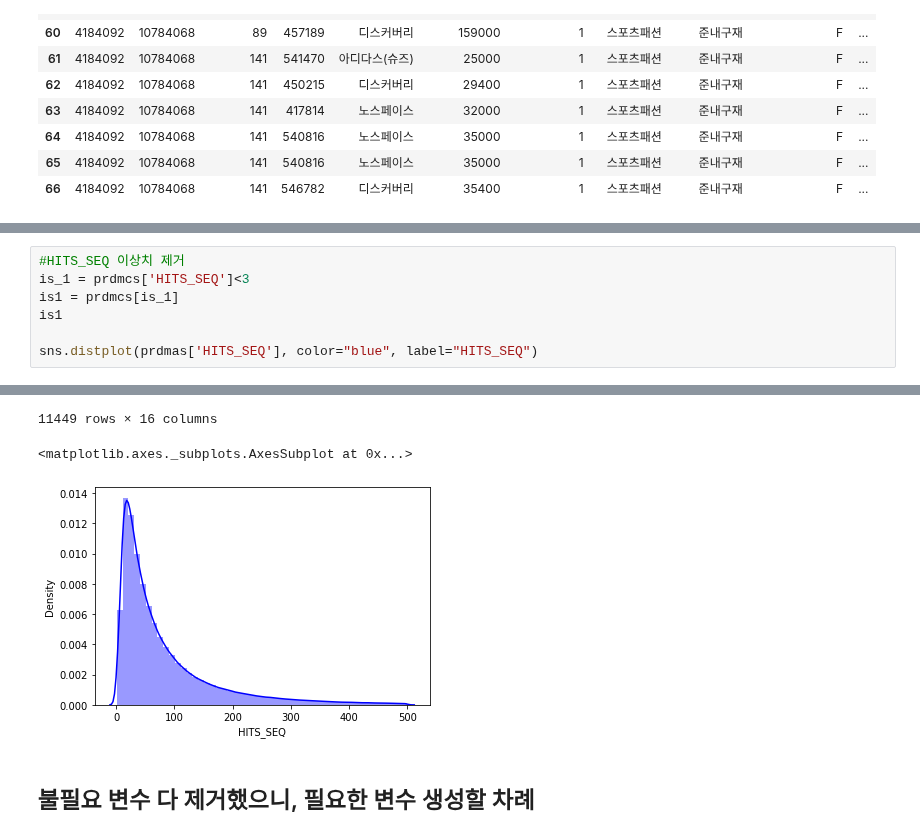
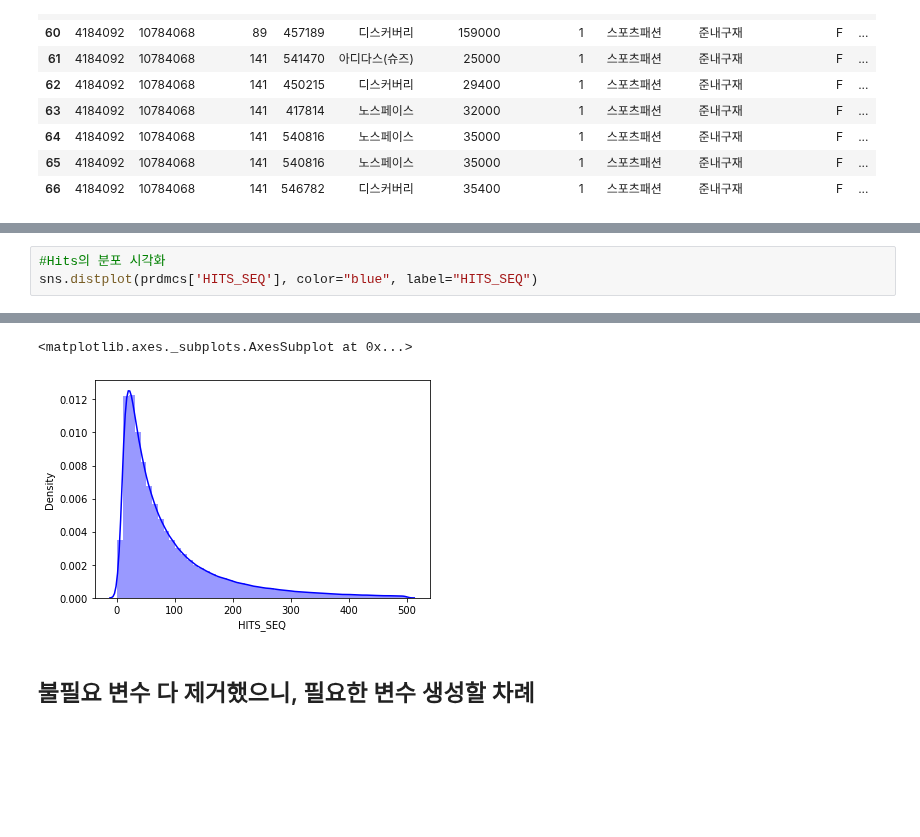
Before and after one commit to chldnjstjr/Lpoint, a Jupyter notebook: Preprocessing.ipynb, the cells around one changed output, grey strips where cells are left out. Drawn from its saved outputs; the diff is of its cells as text; blank space fills up the shorter version.

```diff
--- a/Preprocessing.ipynb
+++ b/Preprocessing.ipynb
@@ -290,8 +321,4 @@ prdmcs[prdmcs['SESS_ID']=='10784068']
 # %%
-#HITS_SEQ 이상치 제거
-is_1 = prdmcs['HITS_SEQ']<3
-is1 = prdmcs[is_1]
-is1
-
-sns.distplot(prdmas['HITS_SEQ'], color="blue", label="HITS_SEQ")
+#Hits의 분포 시각화
+sns.distplot(prdmcs['HITS_SEQ'], color="blue", label="HITS_SEQ")
 # %% [output]
@@ -310,6 +325,5 @@ sns.distplot(prdmas['HITS_SEQ'], color="blue", label="HITS_SEQ")
-11449 rows × 16 columns
+<matplotlib.axes._subplots.AxesSubplot at 0x...>
-<matplotlib.axes._subplots.AxesSubplot at 0x...>
-[figure, old version]
+[figure, new version]
 # %% [markdown]
 ## 불필요 변수 다 제거했으니, 필요한 변수 생성할 차례
 # %%
```
Also changed, not shown: parts of 8 cells of this notebook.
